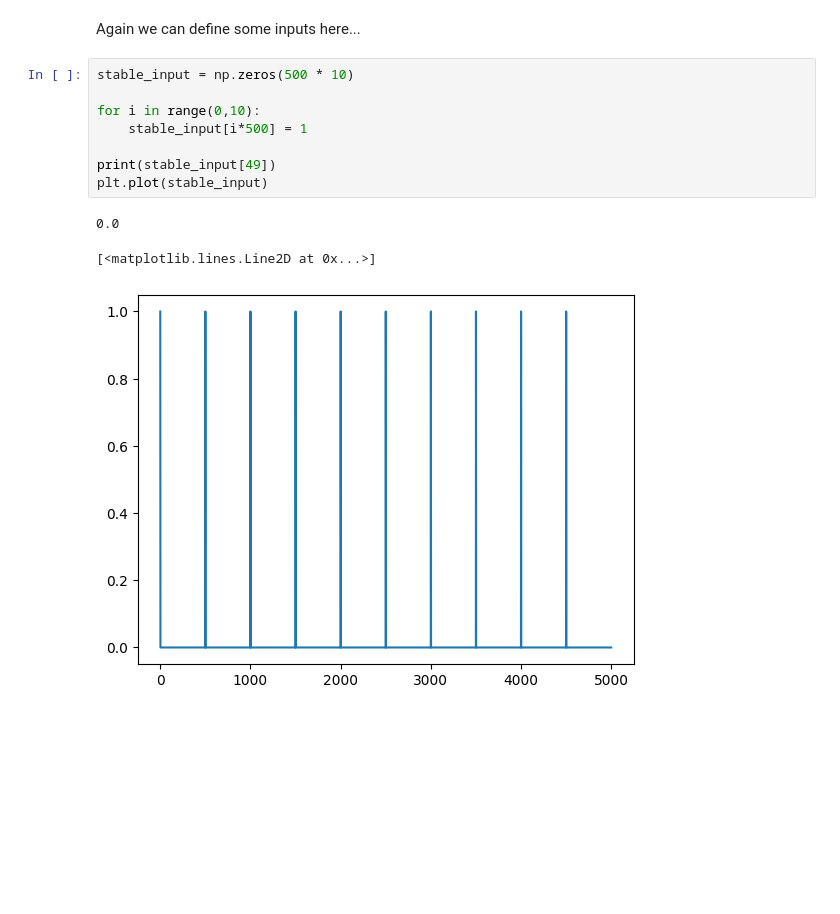
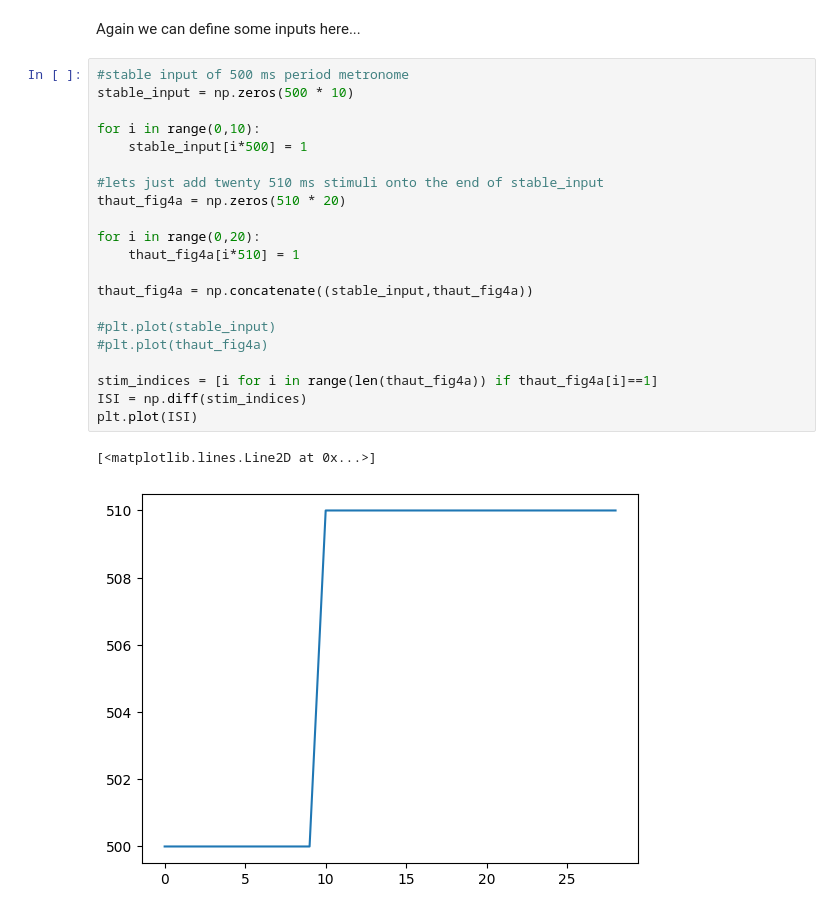
Before and after one commit to joncannon/Thesis, a Jupyter notebook: dynamic_bump.ipynb, the cells around one changed output. Drawn from its saved outputs; the diff is of its cells as text; blank space fills up the shorter version.

```diff
--- a/dynamic_bump.ipynb
+++ b/dynamic_bump.ipynb
@@ -186,16 +193,28 @@ class attractor:
         return vec
 # %% [markdown]
 Again we can define some inputs here...
-# %%
-stable_input = np.zeros(500 * 10)
-
-for i in range(0,10):
-    stable_input[i*500] = 1
-
-print(stable_input[49])
-plt.plot(stable_input)
-# %% [output]
-0.0
-[<matplotlib.lines.Line2D at 0x...>]
-[figure, removed]
+# %%
+#stable input of 500 ms period metronome
+stable_input = np.zeros(500 * 10)
+
+for i in range(0,10):
+    stable_input[i*500] = 1
+
+#lets just add twenty 510 ms stimuli onto the end of stable_input
+thaut_fig4a = np.zeros(510 * 20)
+
+for i in range(0,20):
+    thaut_fig4a[i*510] = 1
+
+thaut_fig4a = np.concatenate((stable_input,thaut_fig4a))
+
+#plt.plot(stable_input)
+#plt.plot(thaut_fig4a)
+
+stim_indices = [i for i in range(len(thaut_fig4a)) if thaut_fig4a[i]==1]
+ISI = np.diff(stim_indices)
+plt.plot(ISI)
+# %% [output]
+[<matplotlib.lines.Line2D at 0x...>]
+[figure, added]
 # %%
```
Also changed, not shown: parts of 6 cells of this notebook.
